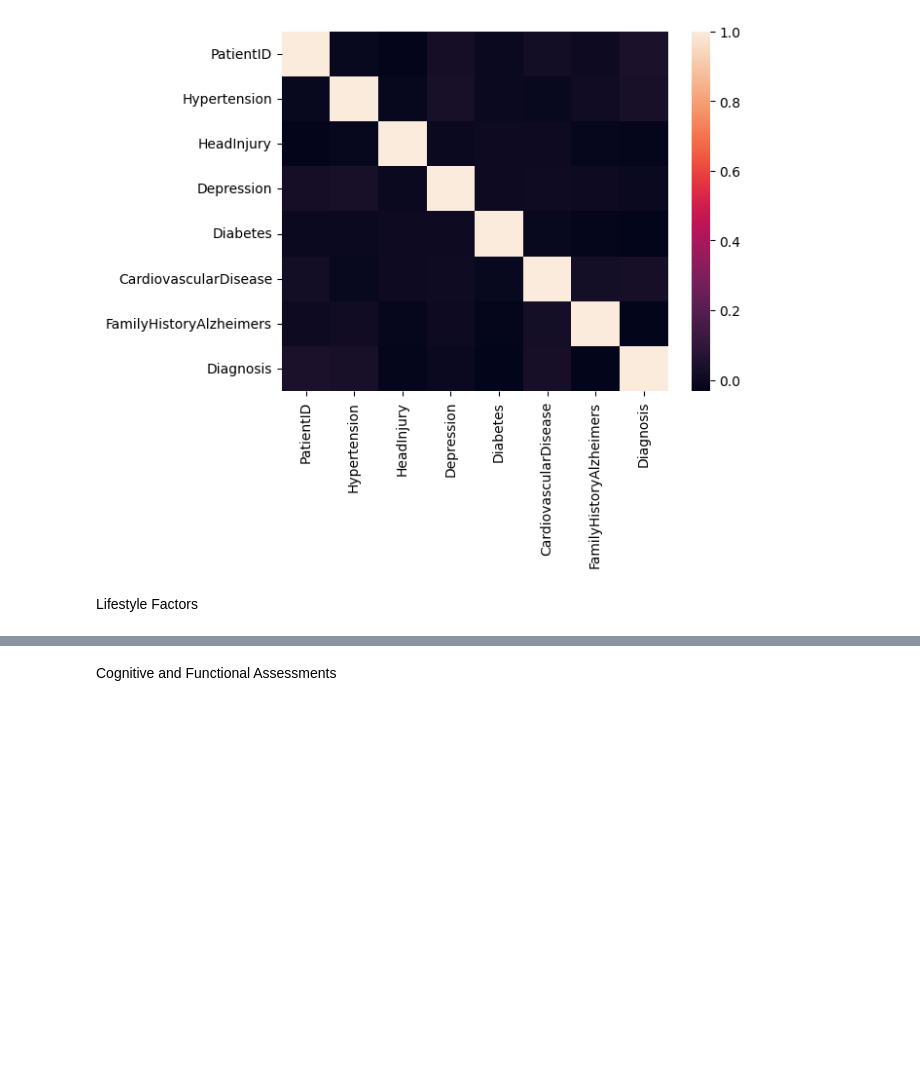
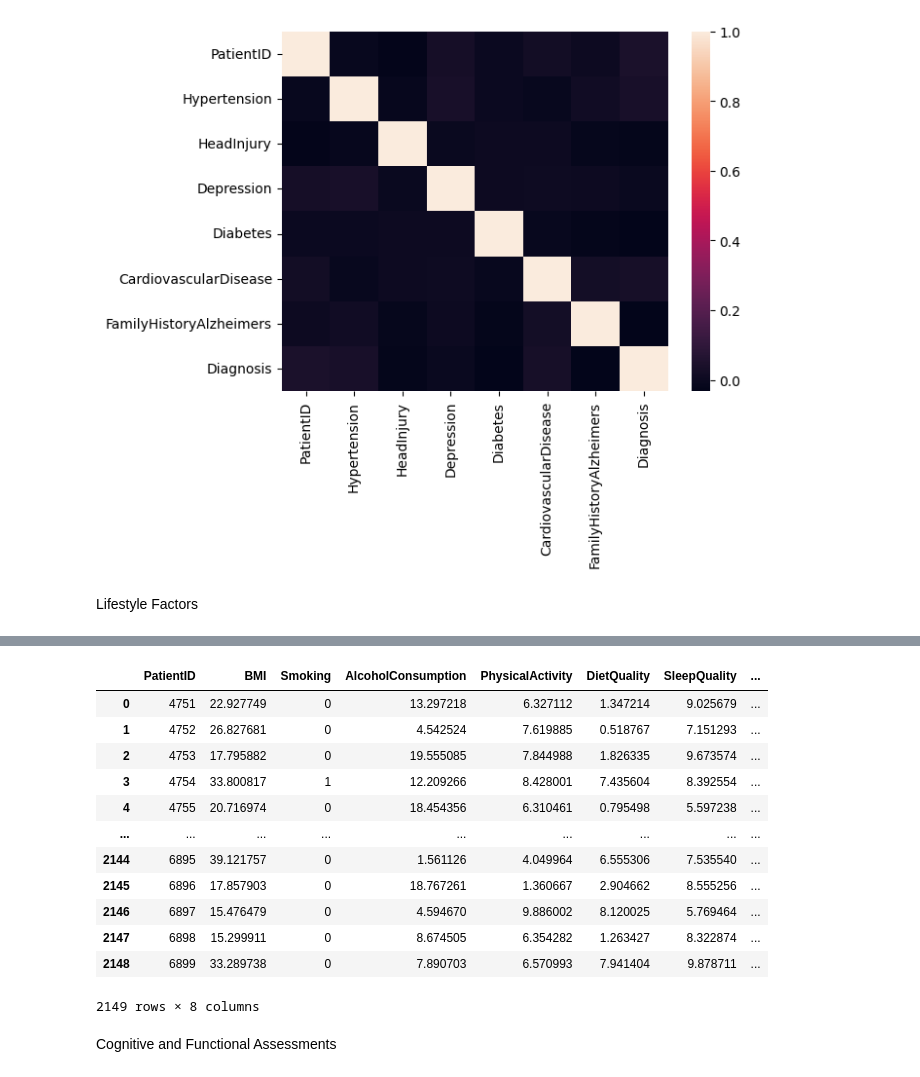
Before and after one commit to pedrolucas27/cdd-alzheimer, a Jupyter notebook: Trabalho1.ipynb, the cells around one changed output, grey strips where cells are left out. Saved outputs shown, nothing was run; the diff lists cells and outputs as text; code cells hidden in the pictures; blank space fills up the shorter version.

```diff
--- a/Trabalho1.ipynb
+++ b/Trabalho1.ipynb
@@ -315,3 +428,19 @@ sns.heatmap(clini.corr())
+# %%
+df.iloc[:,[0,5,6,7,8,9,10,33]]
+# %% [output]
+|  | PatientID | BMI | Smoking | AlcoholConsumption | PhysicalActivity | DietQuality | SleepQuality | ... |
+| 0 | 4751 | 22.927749 | 0 | 13.297218 | 6.327112 | 1.347214 | 9.025679 | ... |
+| 1 | 4752 | 26.827681 | 0 | 4.542524 | 7.619885 | 0.518767 | 7.151293 | ... |
+| 2 | 4753 | 17.795882 | 0 | 19.555085 | 7.844988 | 1.826335 | 9.673574 | ... |
+| 3 | 4754 | 33.800817 | 1 | 12.209266 | 8.428001 | 7.435604 | 8.392554 | ... |
+| 4 | 4755 | 20.716974 | 0 | 18.454356 | 6.310461 | 0.795498 | 5.597238 | ... |
+| ... | ... | ... | ... | ... | ... | ... | ... | ... |
+| 2144 | 6895 | 39.121757 | 0 | 1.561126 | 4.049964 | 6.555306 | 7.535540 | ... |
+| 2145 | 6896 | 17.857903 | 0 | 18.767261 | 1.360667 | 2.904662 | 8.555256 | ... |
+| 2146 | 6897 | 15.476479 | 0 | 4.594670 | 9.886002 | 8.120025 | 5.769464 | ... |
+| 2147 | 6898 | 15.299911 | 0 | 8.674505 | 6.354282 | 1.263427 | 8.322874 | ... |
+| 2148 | 6899 | 33.289738 | 0 | 7.890703 | 6.570993 | 7.941404 | 9.878711 | ... |
+2149 rows × 8 columns
 # %% [markdown]
 Cognitive and Functional Assessments
 # %%
```
Also changed, not shown: parts of 16 cells of this notebook.
